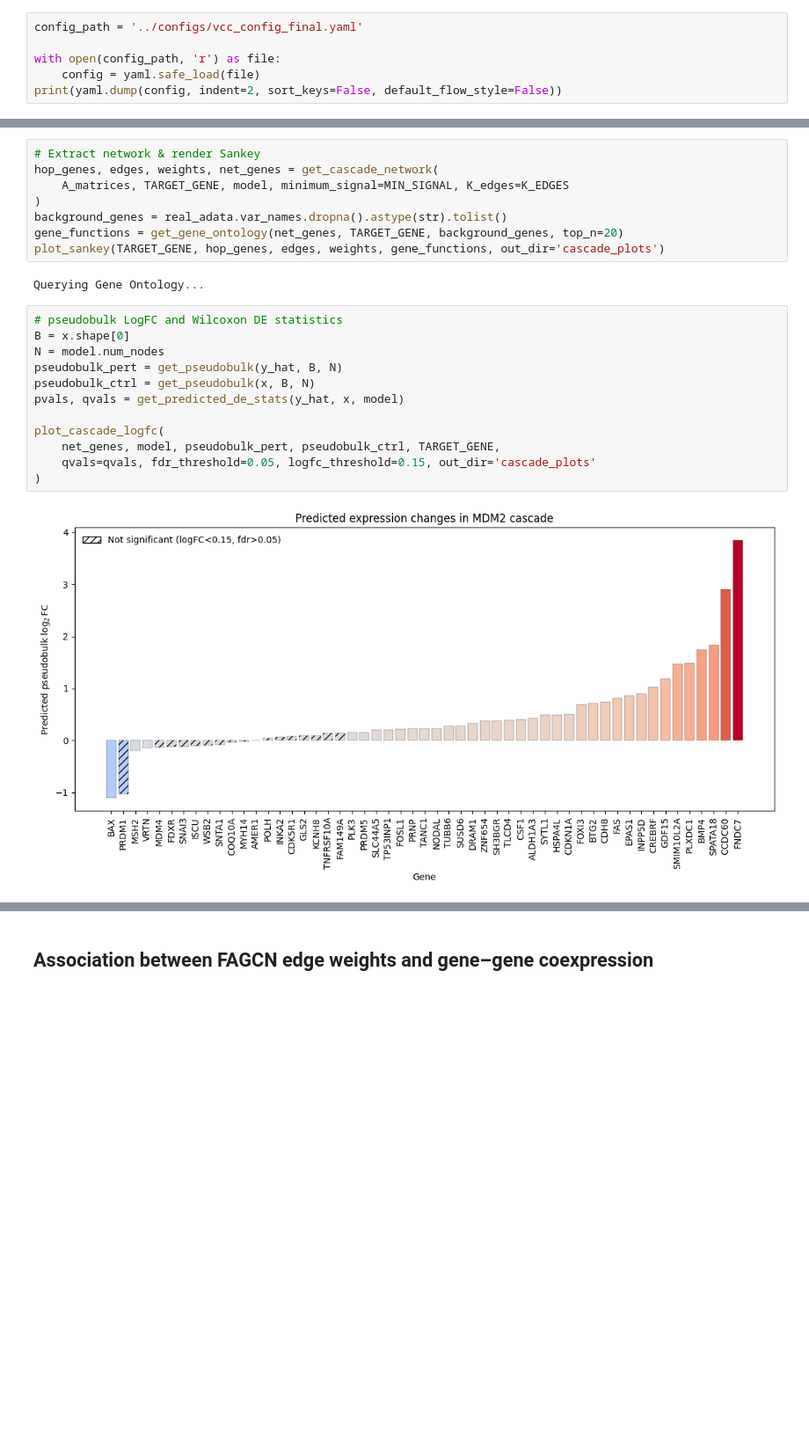
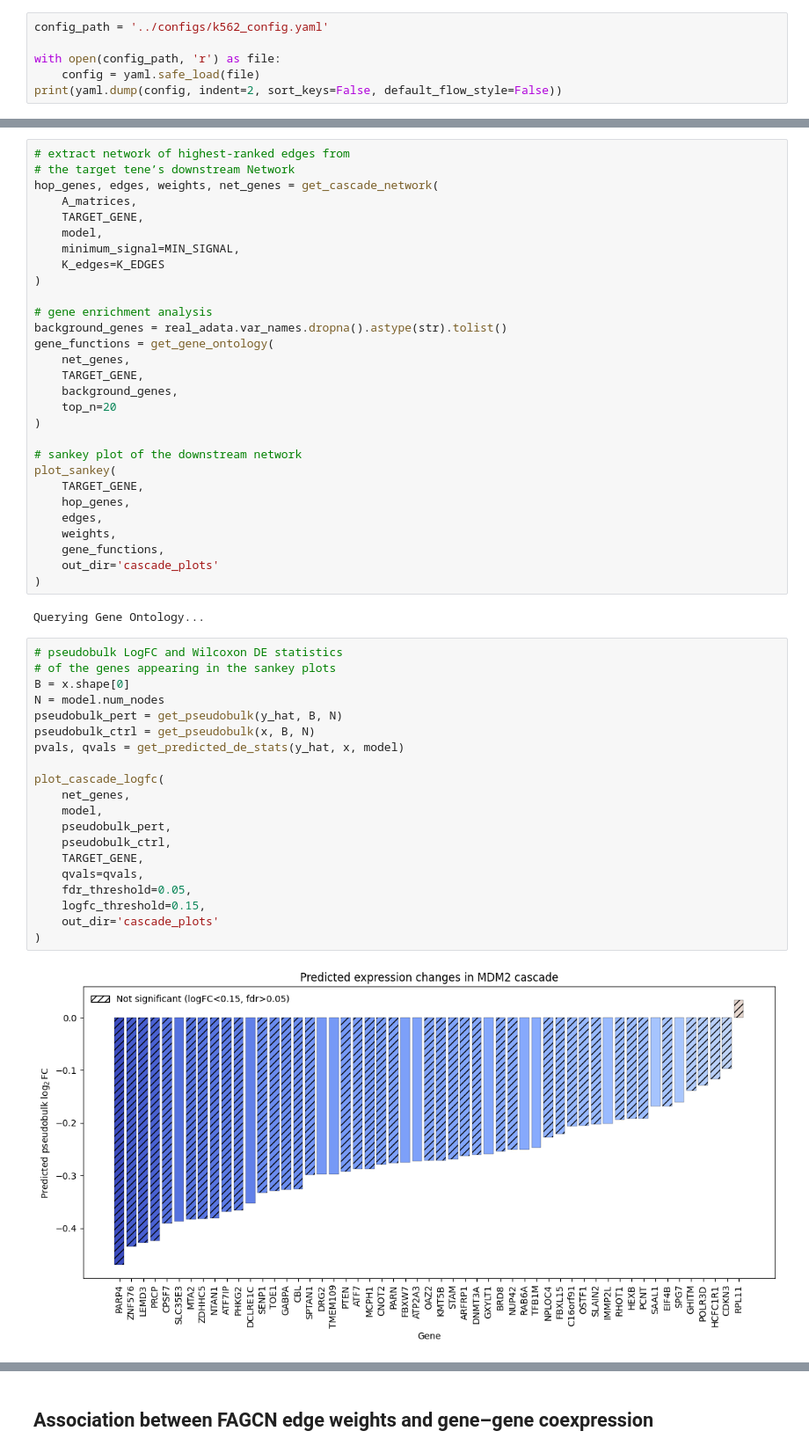
Before and after one commit to MCalabroCode/SPECTRA, a Jupyter notebook: notebooks/spectra_testing.ipynb, the cells around one changed output, grey strips where cells are left out. Shown at 88% size. Cells and saved outputs as stored; diff of their text form; blank space fills up the shorter version.

```diff
--- a/notebooks/spectra_testing.ipynb
+++ b/notebooks/spectra_testing.ipynb
@@ -42,7 +45,7 @@ from spectra.evaluation import *
 # %% [markdown]
 ### **Load config file**
 # %%
-config_path = '../configs/vcc_config_final.yaml'
+config_path = '../configs/k562_config.yaml'
 
 with open(config_path, 'r') as file:
     config = yaml.safe_load(file)
@@ -357,28 +390,57 @@ x, pert = prepare_perturbation_batch(TARGET_GENE, control_adata, model, n_cells=
 A1, A2, A3, y_hat, x_hat = model.compute_downstream_path_matrices(x, pert)
 A_matrices = [A1, A2, A3]
 # %%
-# Extract network & render Sankey
+# extract network of highest-ranked edges from
+# the target tene’s downstream Network
 hop_genes, edges, weights, net_genes = get_cascade_network(
-    A_matrices, TARGET_GENE, model, minimum_signal=MIN_SIGNAL, K_edges=K_EDGES
+    A_matrices,
+    TARGET_GENE,
+    model,
+    minimum_signal=MIN_SIGNAL,
+    K_edges=K_EDGES
 )
+
+# gene enrichment analysis
 background_genes = real_adata.var_names.dropna().astype(str).tolist()
-gene_functions = get_gene_ontology(net_genes, TARGET_GENE, background_genes, top_n=20)
-plot_sankey(TARGET_GENE, hop_genes, edges, weights, gene_functions, out_dir='cascade_plots')
+gene_functions = get_gene_ontology(
+    net_genes,
+    TARGET_GENE,
+    background_genes,
+    top_n=20
+)
+
+# sankey plot of the downstream network
+plot_sankey(
+    TARGET_GENE,
+    hop_genes,
+    edges,
+    weights,
+    gene_functions,
+    out_dir='cascade_plots'
+)
 # %% [output]
 Querying Gene Ontology...
 # %%
 # pseudobulk LogFC and Wilcoxon DE statistics
+# of the genes appearing in the sankey plots
 B = x.shape[0]
 N = model.num_nodes
 pseudobulk_pert = get_pseudobulk(y_hat, B, N)
 pseudobulk_ctrl = get_pseudobulk(x, B, N)
 pvals, qvals = get_predicted_de_stats(y_hat, x, model)
 
 plot_cascade_logfc(
-    net_genes, model, pseudobulk_pert, pseudobulk_ctrl, TARGET_GENE,
-    qvals=qvals, fdr_threshold=0.05, logfc_threshold=0.15, out_dir='cascade_plots'
+    net_genes,
+    model,
+    pseudobulk_pert,
+    pseudobulk_ctrl,
+    TARGET_GENE,
+    qvals=qvals,
+    fdr_threshold=0.05,
+    logfc_threshold=0.15,
+    out_dir='cascade_plots'
 )
 # %% [output]
-[figure, old version]
+[figure, new version]
 # %%
 # Gate weight vs coexpression correlation
```
Also changed, not shown: parts of 23 cells of this notebook, 3 other files.
